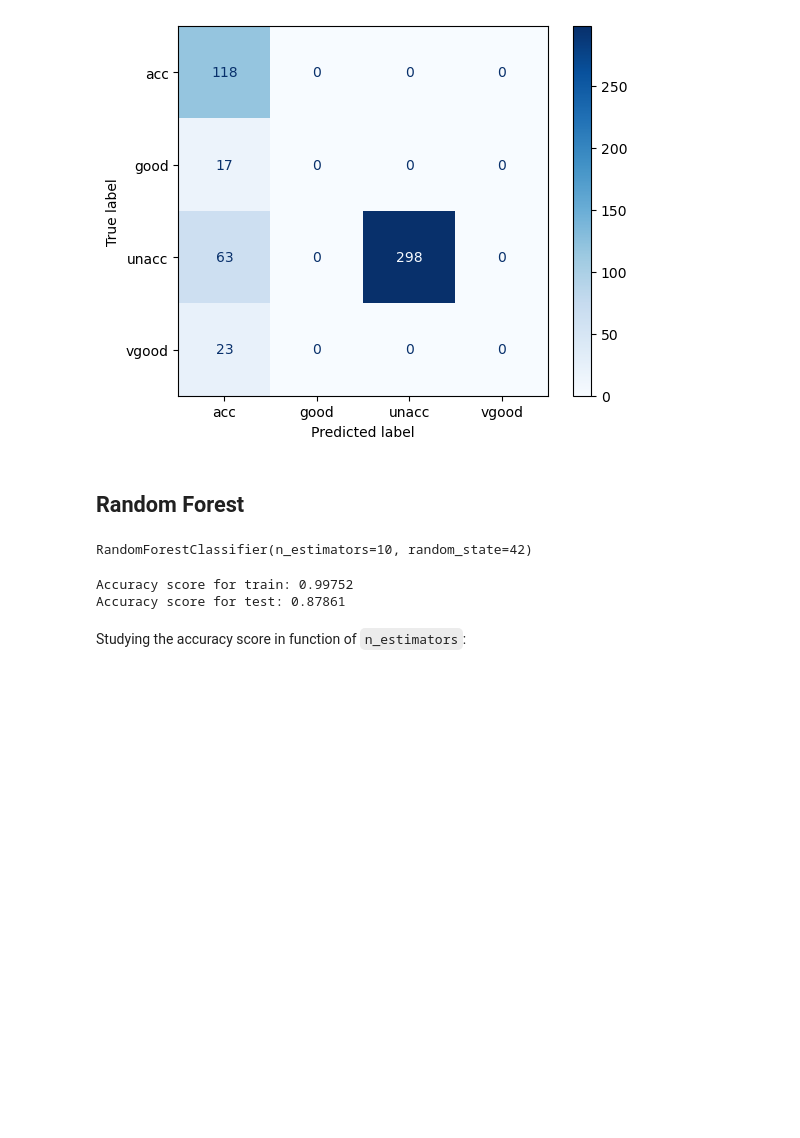
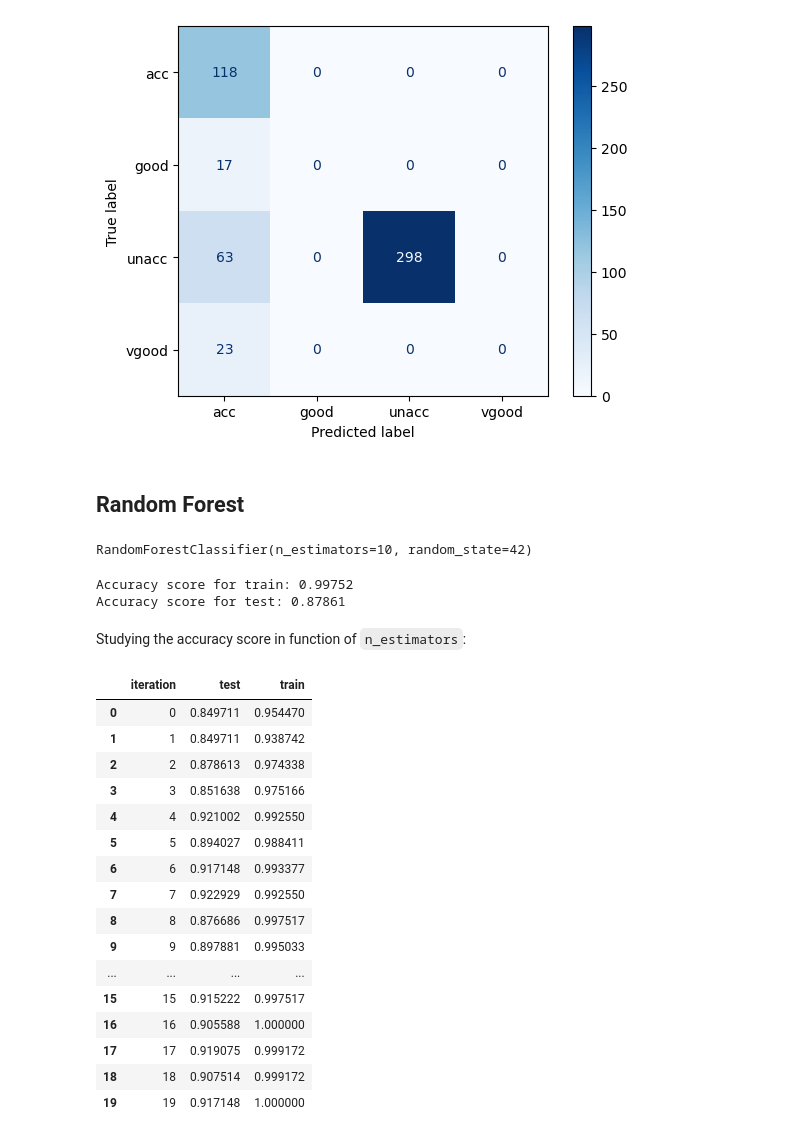
Before and after one commit to fenilenvinileno97/decision_trees, a Jupyter notebook: 2-cars_dataset.ipynb, the cells around one changed output. Drawn from its saved outputs; the diff is of its cells as text; code cells hidden in the pictures; blank space fills up the shorter version.

```diff
--- a/2-cars_dataset.ipynb
+++ b/2-cars_dataset.ipynb
@@ -204,3 +204,23 @@ Accuracy score for train: 0.99752
 Accuracy score for test: 0.87861
 # %% [markdown]
 Studying the accuracy score in function of `n_estimators`:
+# %%
+pe.performance_dataframe(20, X, y)
+# %% [output]
+|  | iteration | test | train |
+| 0 | 0 | 0.849711 | 0.954470 |
+| 1 | 1 | 0.849711 | 0.938742 |
+| 2 | 2 | 0.878613 | 0.974338 |
+| 3 | 3 | 0.851638 | 0.975166 |
+| 4 | 4 | 0.921002 | 0.992550 |
+| 5 | 5 | 0.894027 | 0.988411 |
+| 6 | 6 | 0.917148 | 0.993377 |
+| 7 | 7 | 0.922929 | 0.992550 |
+| 8 | 8 | 0.876686 | 0.997517 |
+| 9 | 9 | 0.897881 | 0.995033 |
+| ... | ... | ... | ... |
+| 15 | 15 | 0.915222 | 0.997517 |
+| 16 | 16 | 0.905588 | 1.000000 |
+| 17 | 17 | 0.919075 | 0.999172 |
+| 18 | 18 | 0.907514 | 0.999172 |
+| 19 | 19 | 0.917148 | 1.000000 |
```
Also changed, not shown: parts of 7 cells of this notebook, 3 other files.
